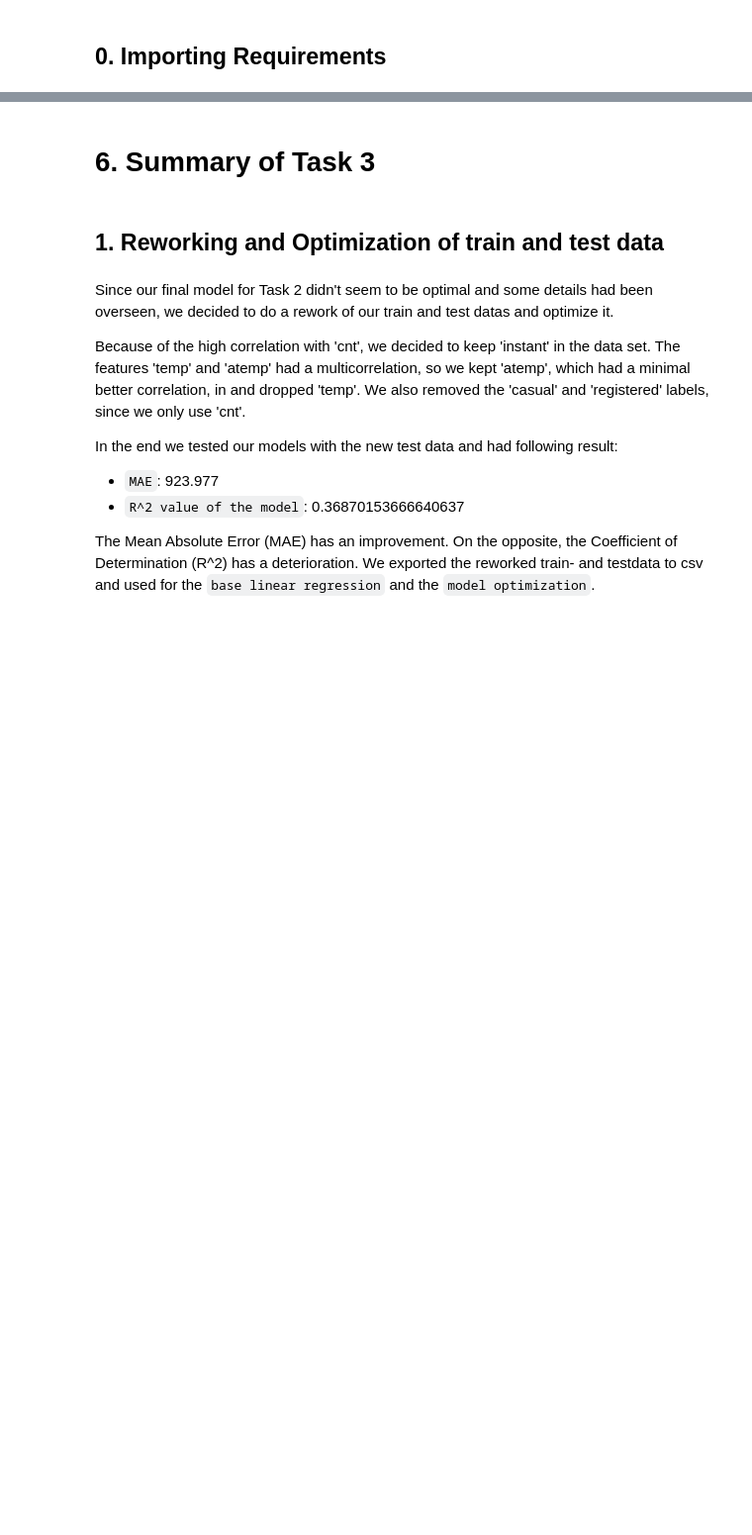
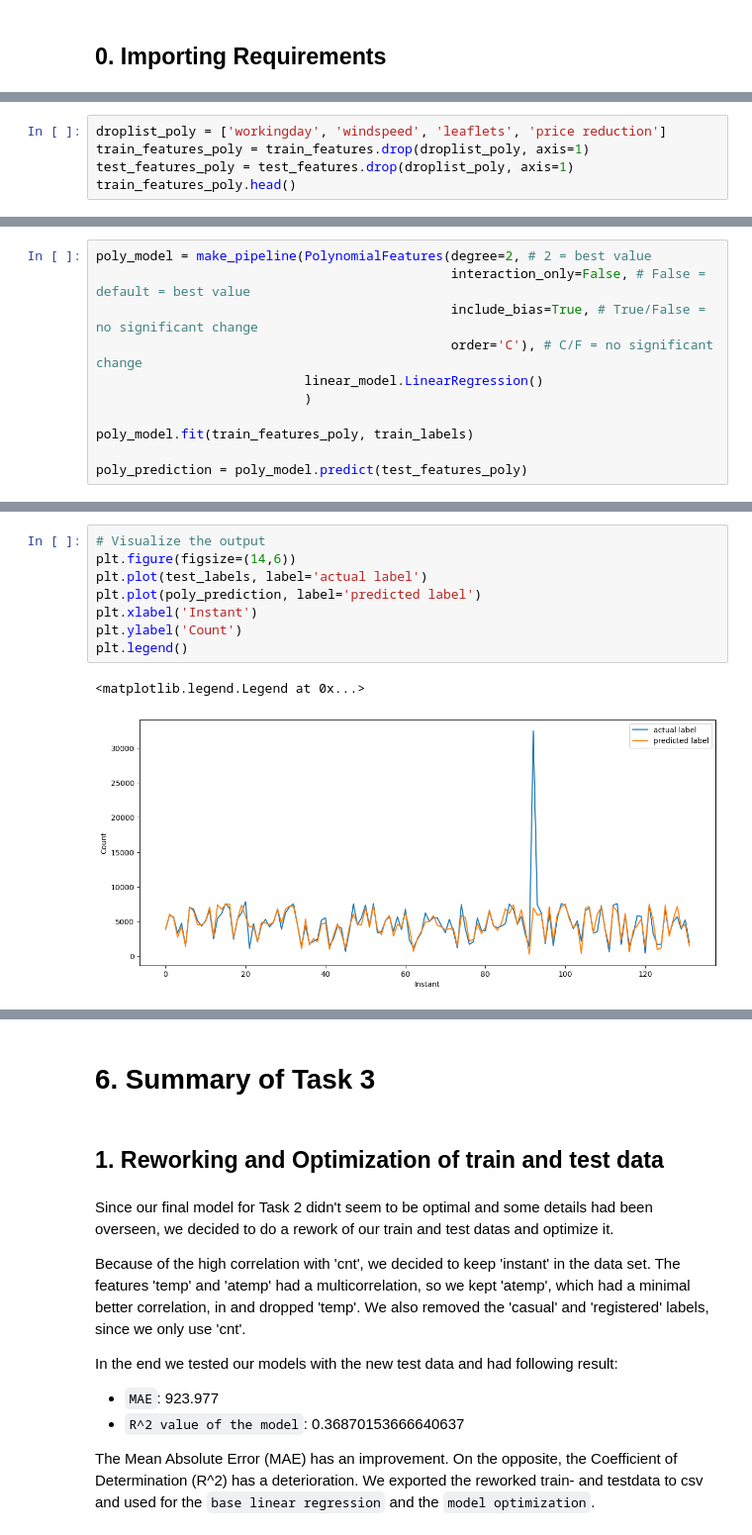
Before and after one commit to PatrykGadziomski/Bike-Rental-Prediction, a Jupyter notebook: Task 3/group2_task3_notepad.ipynb, the cells around one changed output, grey strips where cells are left out. Shown: that part at 99% size. Drawn from its saved outputs; the diff is of its cells as text; blank space fills up the shorter version.

```diff
--- a/Task 3/group2_task3_notepad.ipynb
+++ b/Task 3/group2_task3_notepad.ipynb
@@ -41,0 +256,5 @@ Since we changed our dataset, we also tested our Models again to compare if the
+# %%
+droplist_poly = ['workingday', 'windspeed', 'leaflets', 'price reduction']
+train_features_poly = train_features.drop(droplist_poly, axis=1)
+test_features_poly = test_features.drop(droplist_poly, axis=1)
+train_features_poly.head()
@@ -41,0 +268,11 @@ Since we changed our dataset, we also tested our Models again to compare if the
+# %%
+poly_model = make_pipeline(PolynomialFeatures(degree=2, # 2 = best value
+                                              interaction_only=False, # False = default = best value
+                                              include_bias=True, # True/False = no significant change
+                                              order='C'), # C/F = no significant change
+                           linear_model.LinearRegression()
+                           )
+
+poly_model.fit(train_features_poly, train_labels)
+
+poly_prediction = poly_model.predict(test_features_poly)
@@ -41,0 +292,11 @@ Since we changed our dataset, we also tested our Models again to compare if the
+# %%
+# Visualize the output
+plt.figure(figsize=(14,6))
+plt.plot(test_labels, label='actual label')
+plt.plot(poly_prediction, label='predicted label')
+plt.xlabel('Instant')
+plt.ylabel('Count')
+plt.legend()
+# %% [output]
+<matplotlib.legend.Legend at 0x...>
+[figure, added]
```
Also changed, not shown: parts of 45 cells of this notebook.
